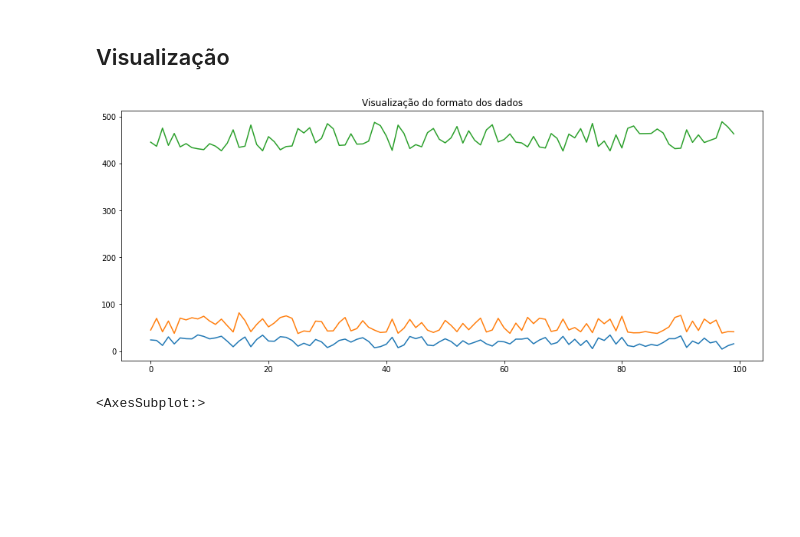
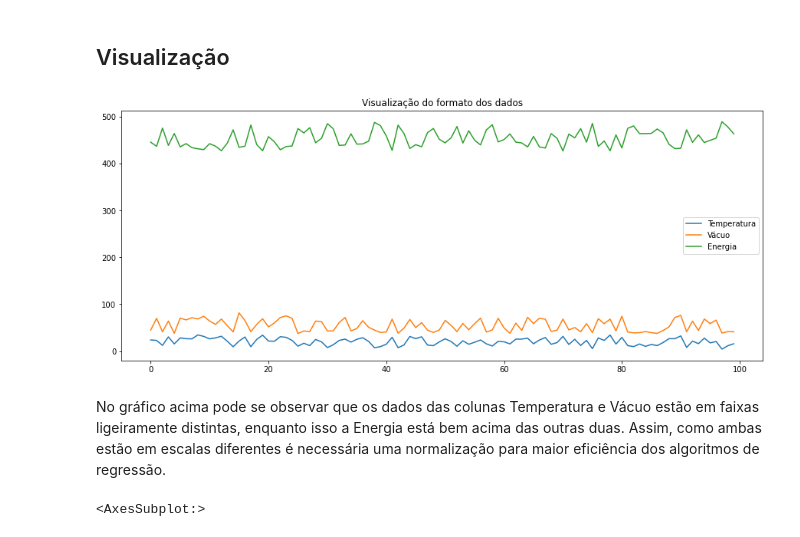
Before and after one commit to thiago9864/mineracao_dados, a Jupyter notebook: trabalho_6/trabalho_6_dupla_20.ipynb, the cells around one changed output. Cells and saved outputs as stored; diff of their text form; code cells hidden in the pictures; blank space fills up the shorter version.

```diff
--- a/trabalho_6/trabalho_6_dupla_20.ipynb
+++ b/trabalho_6/trabalho_6_dupla_20.ipynb
@@ -56,13 +68,16 @@ memory usage: 269.2 KB
 ## Visualização
 # %%
 plt.figure(figsize=(15,6))
-plt.plot(df.head(100)['temperatura'])
-plt.plot(df.head(100)['vacuo'])
-plt.plot(df.head(100)['energia'])
+plt.plot(df.head(100)['temperatura'], label='Temperatura')
+plt.plot(df.head(100)['vacuo'], label=u'Vácuo')
+plt.plot(df.head(100)['energia'], label='Energia')
 plt.title('Visualização do formato dos dados')
+plt.legend()
 plt.show()
 # %% [output]
-[figure, old version]
+[figure, new version]
+# %% [markdown]
+No gráfico acima pode se observar que os dados das colunas Temperatura e Vácuo estão em faixas ligeiramente distintas, enquanto isso a Energia está bem acima das outras duas. Assim, como ambas estão em escalas diferentes é necessária uma normalização para maior eficiência dos algoritmos de regressão.
 # %%
 correlacao = df.corr()
 sns.heatmap(correlacao, annot=True)
```
Also changed, not shown: parts of 13 cells of this notebook, 1 other file.
